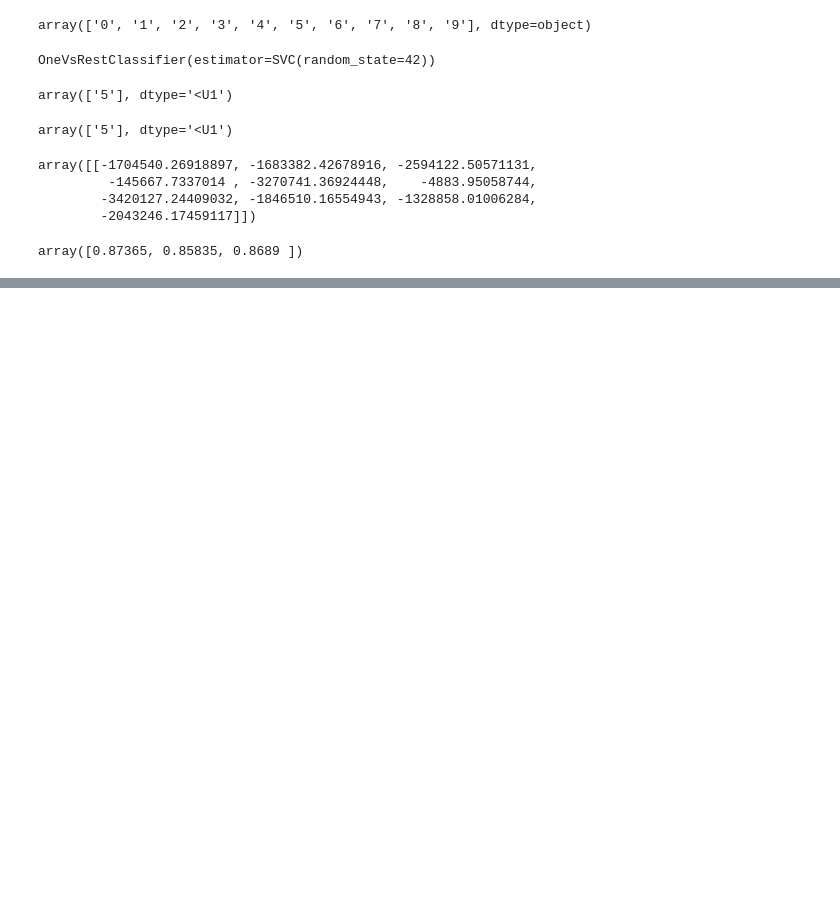
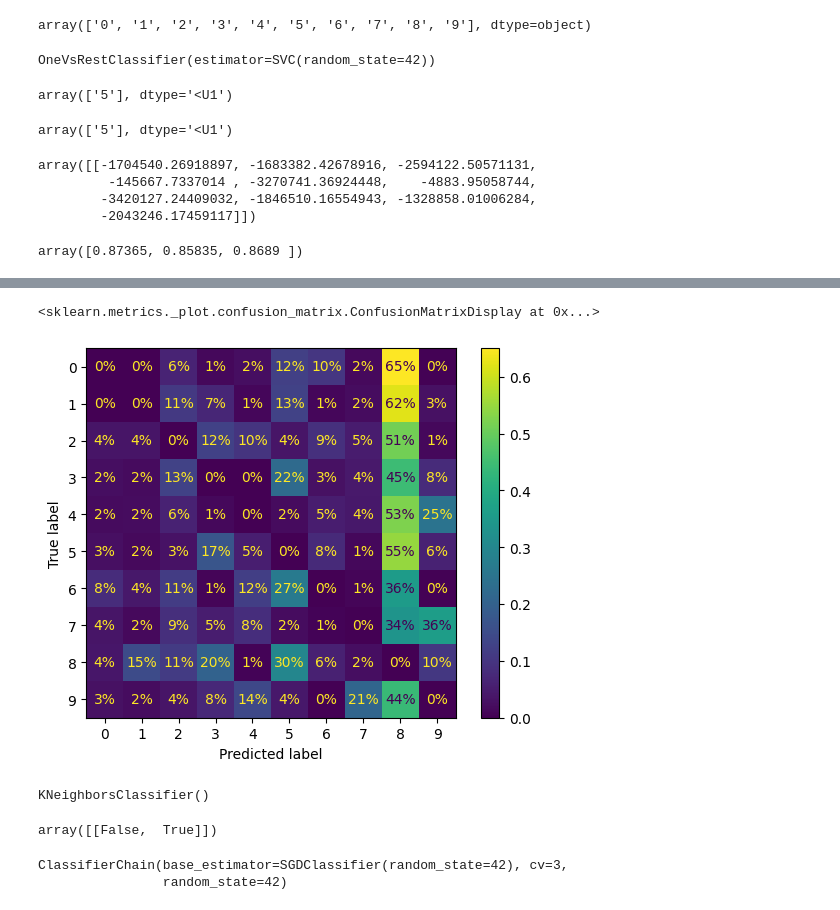
Before and after one commit to mt508/machine-learning-, a Jupyter notebook: classification.ipynb, the cells around one changed output, grey strips where cells are left out. Drawn from its saved outputs; the diff is of its cells as text; code cells hidden in the pictures; blank space fills up the shorter version.

```diff
--- a/classification.ipynb
+++ b/classification.ipynb
@@ -281,0 +299,6 @@ from sklearn.preprocessing import StandardScaler
+# %%
+sample_weight=(y_trained_predict!=Y_train)
+ConfusionMatrixDisplay.from_predictions(Y_train,y_trained_predict,sample_weight=sample_weight,normalize='true',values_format=".0%")
+# %% [output]
+<sklearn.metrics._plot.confusion_matrix.ConfusionMatrixDisplay at 0x...>
+[figure, added]
@@ -281,0 +312,20 @@ from sklearn.preprocessing import StandardScaler
+# %%
+from sklearn.neighbors import KNeighborsClassifier
+y_train_large=(Y_train>='7')
+y_train_odd=(Y_train.astype('int8')%2==1)
+y_miltilabel=np.c_[y_train_large,y_train_odd]
+y_multi_clf=KNeighborsClassifier()
+y_multi_clf.fit(X_train,y_miltilabel)
+# %% [output]
+KNeighborsClassifier()
+# %%
+y_multi_clf.predict([some_digit])
+# %% [output]
+array([[False,  True]])
+# %%
+from sklearn.multioutput import ClassifierChain
+chain_clf=ClassifierChain(sgd_clf,cv=3,random_state=42)
+chain_clf.fit(X_train[0:2000],y_miltilabel[0:2000])
+# %% [output]
+ClassifierChain(base_estimator=SGDClassifier(random_state=42), cv=3,
+                random_state=42)
```
Also changed, not shown: parts of 8 cells of this notebook.
